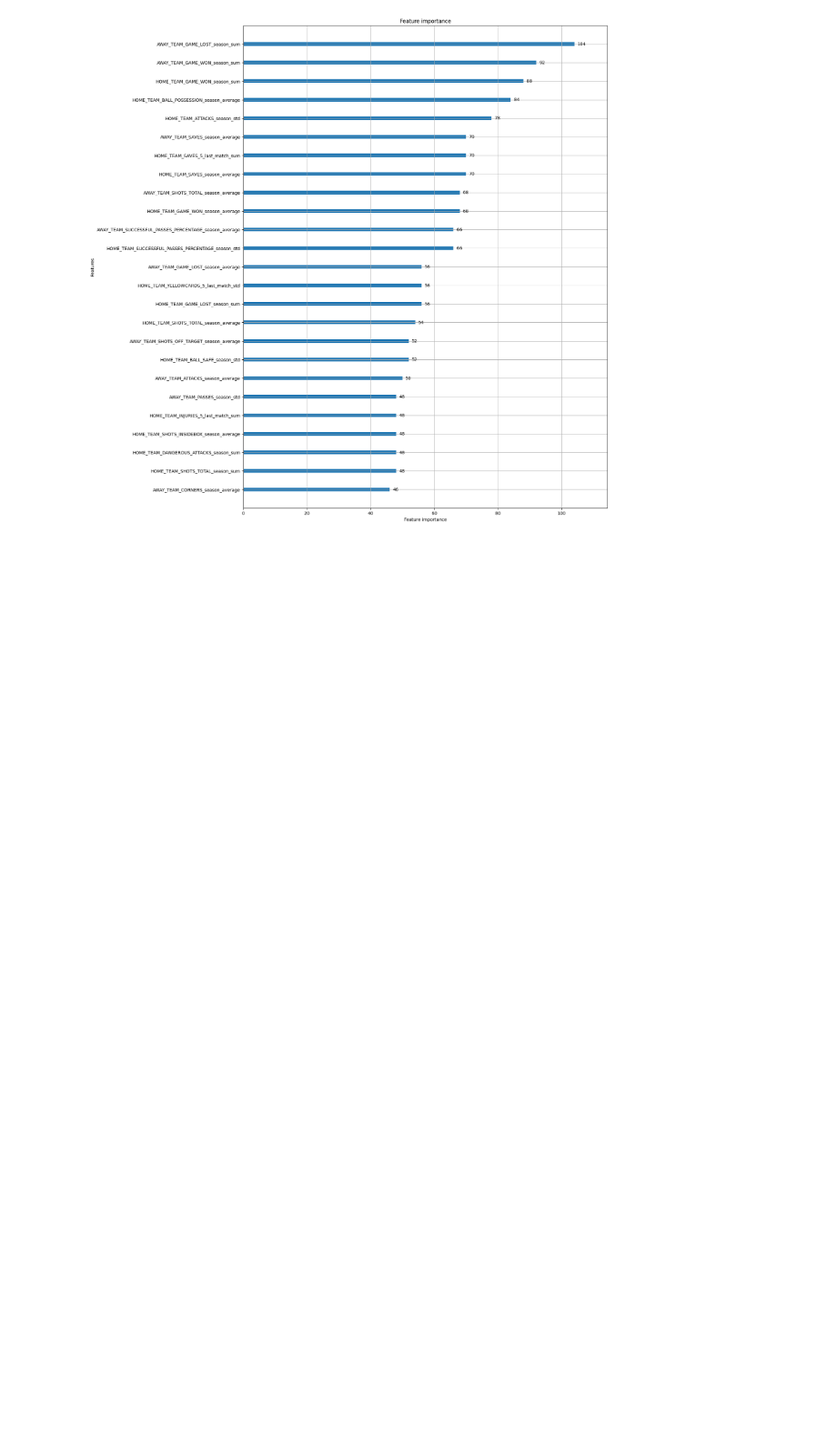
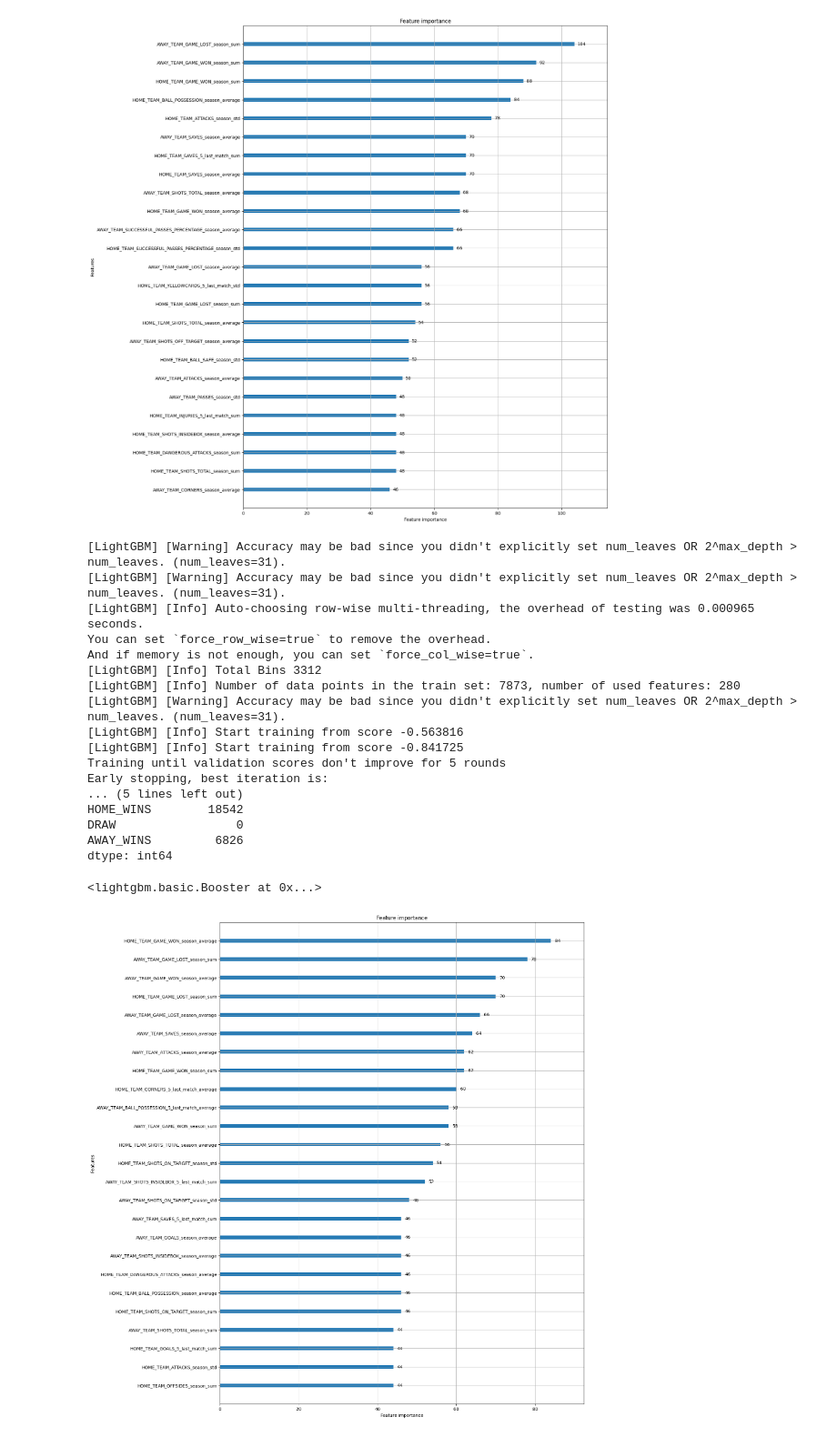
Before and after one commit to talhajamal11/qrt-2024-predict-football-winner, a Jupyter notebook: src/main.ipynb, the cells around one changed output. Shown: that part at 91% size. Cells and saved outputs as stored; diff of their text form; code cells hidden in the pictures; blank space fills up the shorter version.

Commit message:
Modelling on Home Wins

```diff
--- a/src/main.ipynb
+++ b/src/main.ipynb
@@ -168,3 +168,25 @@ AWAY_WINS         2263
 dtype: int64
 <lightgbm.basic.Booster at 0x...>
 [figure]
+# %%
+lgbm_cv_grid_search(train_data, train_scores['HOME_WINS'])
+# %% [output]
+[LightGBM] [Warning] Accuracy may be bad since you didn't explicitly set num_leaves OR 2^max_depth > num_leaves. (num_leaves=31).
+[LightGBM] [Warning] Accuracy may be bad since you didn't explicitly set num_leaves OR 2^max_depth > num_leaves. (num_leaves=31).
+[LightGBM] [Info] Auto-choosing row-wise multi-threading, the overhead of testing was 0.000965 seconds.
+You can set `force_row_wise=true` to remove the overhead.
+And if memory is not enough, you can set `force_col_wise=true`.
+[LightGBM] [Info] Total Bins 3312
+[LightGBM] [Info] Number of data points in the train set: 7873, number of used features: 280
+[LightGBM] [Warning] Accuracy may be bad since you didn't explicitly set num_leaves OR 2^max_depth > num_leaves. (num_leaves=31).
+[LightGBM] [Info] Start training from score -0.563816
+[LightGBM] [Info] Start training from score -0.841725
+Training until validation scores don't improve for 5 rounds
+Early stopping, best iteration is:
+... (5 lines left out)
+HOME_WINS        18542
+DRAW                 0
+AWAY_WINS         6826
+dtype: int64
+<lightgbm.basic.Booster at 0x...>
+[figure, added]
```
Also changed, not shown: parts of 1 cell of this notebook.
